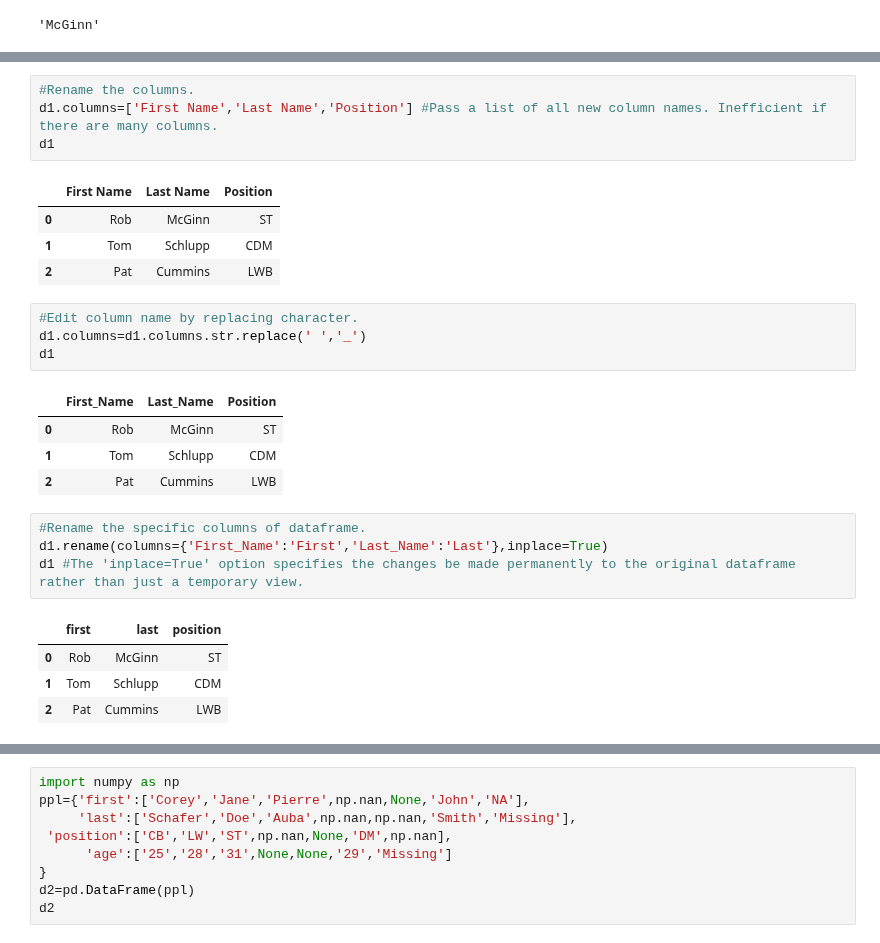
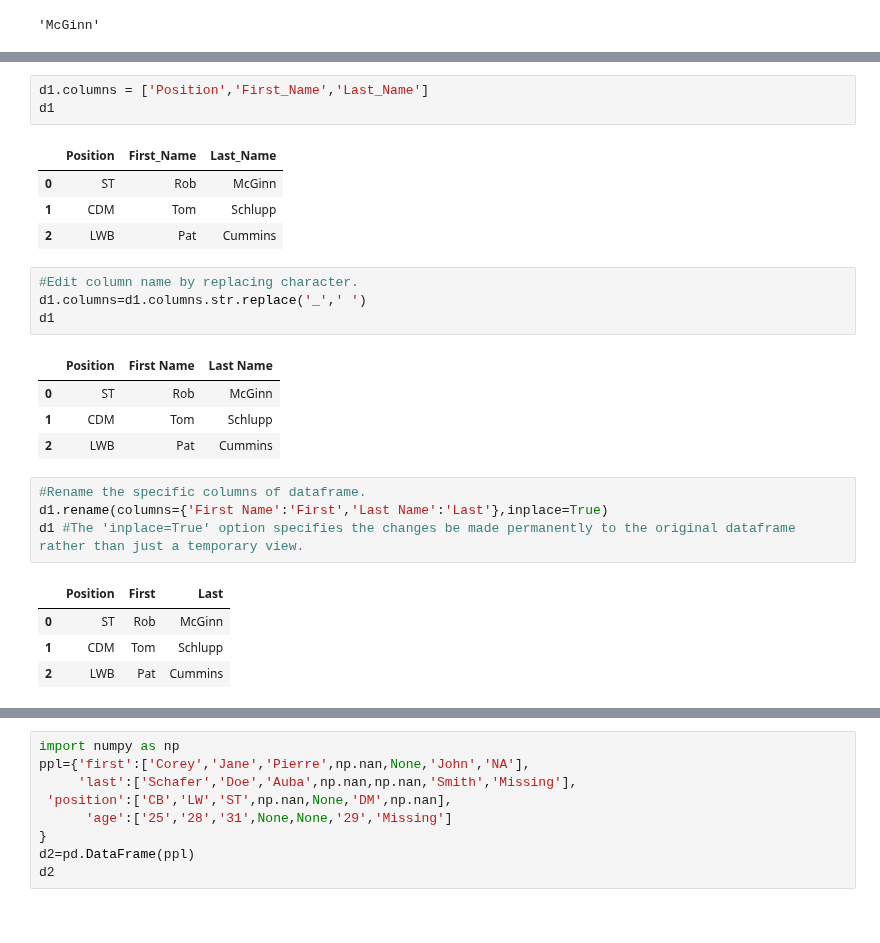
Before and after one commit to Raghav087/Python, a Jupyter notebook: pandas.ipynb, the cells around one changed output, grey strips where cells are left out. Drawn from its saved outputs; the diff is of its cells as text.

```diff
--- a/pandas.ipynb
+++ b/pandas.ipynb
@@ -395,30 +648,29 @@ d1
-# %%
-#Rename the columns.
-d1.columns=['First Name','Last Name','Position'] #Pass a list of all new column names. Inefficient if there are many columns.
-d1
-# %% [output]
-|  | First Name | Last Name | Position |
-| 0 | Rob | McGinn | ST |
-| 1 | Tom | Schlupp | CDM |
-| 2 | Pat | Cummins | LWB |
+# %%
+d1.columns = ['Position','First_Name','Last_Name']
+d1
+# %% [output]
+|  | Position | First_Name | Last_Name |
+| 0 | ST | Rob | McGinn |
+| 1 | CDM | Tom | Schlupp |
+| 2 | LWB | Pat | Cummins |
 # %%
 #Edit column name by replacing character.
-d1.columns=d1.columns.str.replace(' ','_')
+d1.columns=d1.columns.str.replace('_',' ')
 d1
 # %% [output]
-|  | First_Name | Last_Name | Position |
-| 0 | Rob | McGinn | ST |
-| 1 | Tom | Schlupp | CDM |
-| 2 | Pat | Cummins | LWB |
+|  | Position | First Name | Last Name |
+| 0 | ST | Rob | McGinn |
+| 1 | CDM | Tom | Schlupp |
+| 2 | LWB | Pat | Cummins |
 # %%
 #Rename the specific columns of dataframe.
-d1.rename(columns={'First_Name':'First','Last_Name':'Last'},inplace=True)
+d1.rename(columns={'First Name':'First','Last Name':'Last'},inplace=True)
 d1 #The 'inplace=True' option specifies the changes be made permanently to the original dataframe rather than just a temporary view.
 # %% [output]
-|  | first | last | position |
-| 0 | Rob | McGinn | ST |
-| 1 | Tom | Schlupp | CDM |
-| 2 | Pat | Cummins | LWB |
+|  | Position | First | Last |
+| 0 | ST | Rob | McGinn |
+| 1 | CDM | Tom | Schlupp |
+| 2 | LWB | Pat | Cummins |
 # %%
 #Replace a column value with another value using indexing.
 d1.iloc[1,1]='Cleverley'
```
Also changed, not shown: parts of 53 cells of this notebook, 1 other file.
